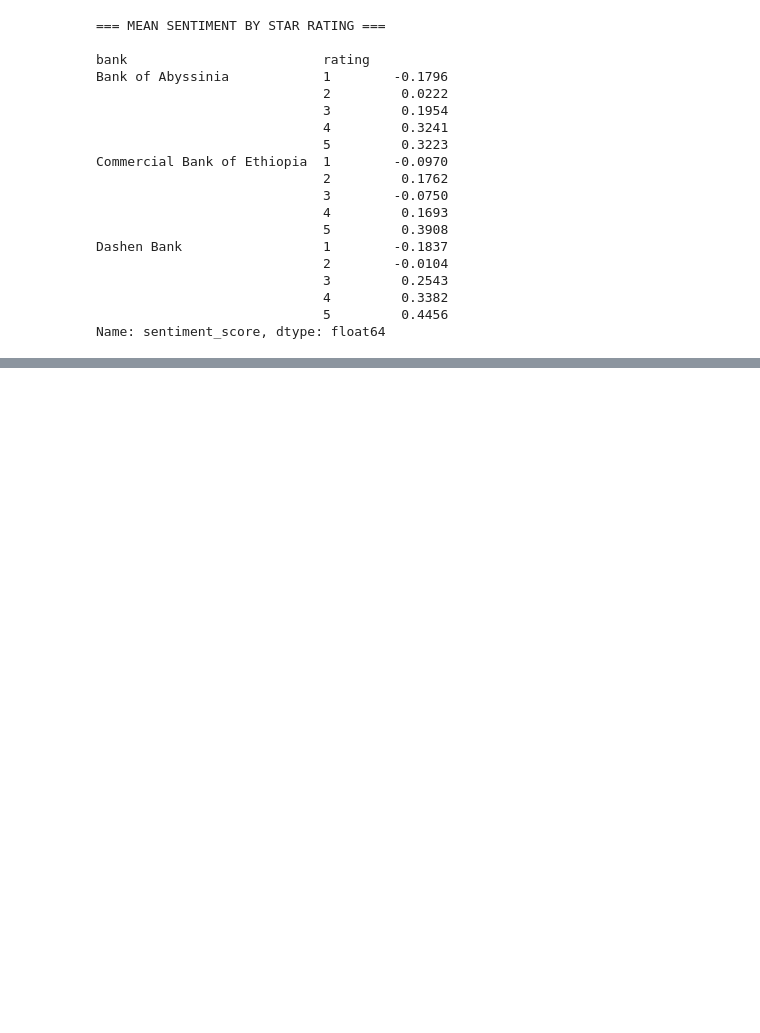
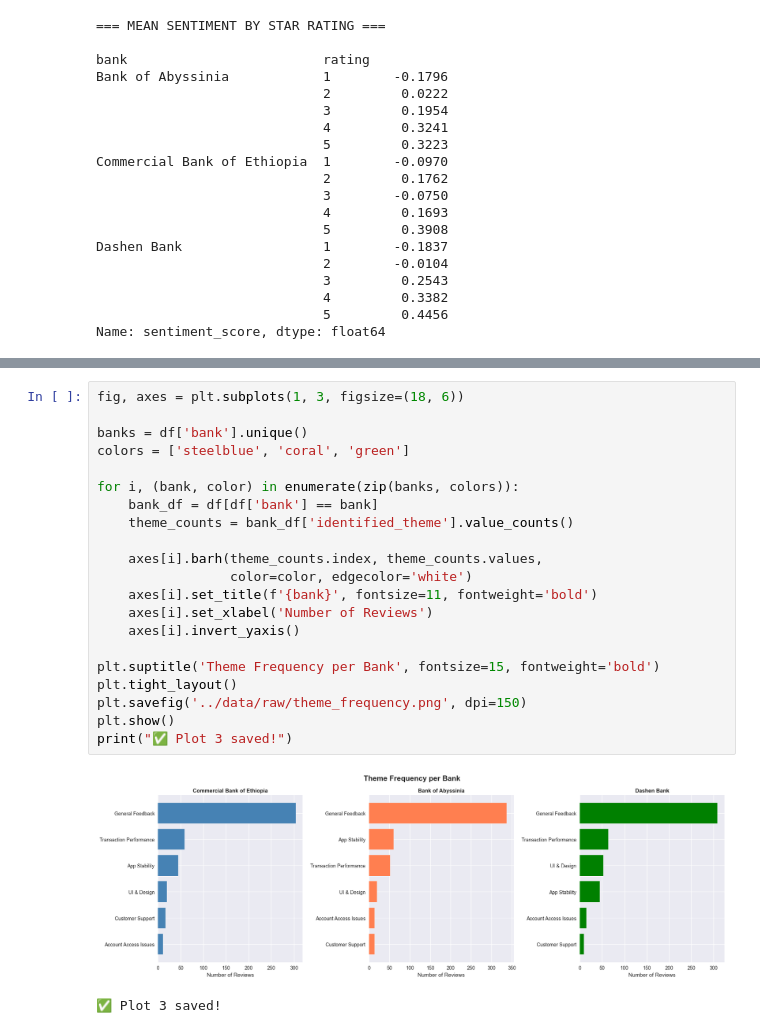
Before and after one commit to Samrawit-alemu/fintech-review-analytics, a Jupyter notebook: notebooks/sentiment_analysis.ipynb, the cells around one changed output, grey strips where cells are left out. Saved outputs shown, nothing was run; the diff lists cells and outputs as text; blank space fills up the shorter version.

```diff
--- a/notebooks/sentiment_analysis.ipynb
+++ b/notebooks/sentiment_analysis.ipynb
@@ -191,0 +298,24 @@ ModuleNotFoundError: No module named 'sklearn'
+# %%
+fig, axes = plt.subplots(1, 3, figsize=(18, 6))
+
+banks = df['bank'].unique()
+colors = ['steelblue', 'coral', 'green']
+
+for i, (bank, color) in enumerate(zip(banks, colors)):
+    bank_df = df[df['bank'] == bank]
+    theme_counts = bank_df['identified_theme'].value_counts()
+
+    axes[i].barh(theme_counts.index, theme_counts.values,
+                 color=color, edgecolor='white')
+    axes[i].set_title(f'{bank}', fontsize=11, fontweight='bold')
+    axes[i].set_xlabel('Number of Reviews')
+    axes[i].invert_yaxis()
+
+plt.suptitle('Theme Frequency per Bank', fontsize=15, fontweight='bold')
+plt.tight_layout()
+plt.savefig('../data/raw/theme_frequency.png', dpi=150)
+plt.show()
+print("✅ Plot 3 saved!")
+# %% [output]
+[figure, added]
+✅ Plot 3 saved!
```
Also changed, not shown: parts of 7 cells of this notebook, 2 other files.
